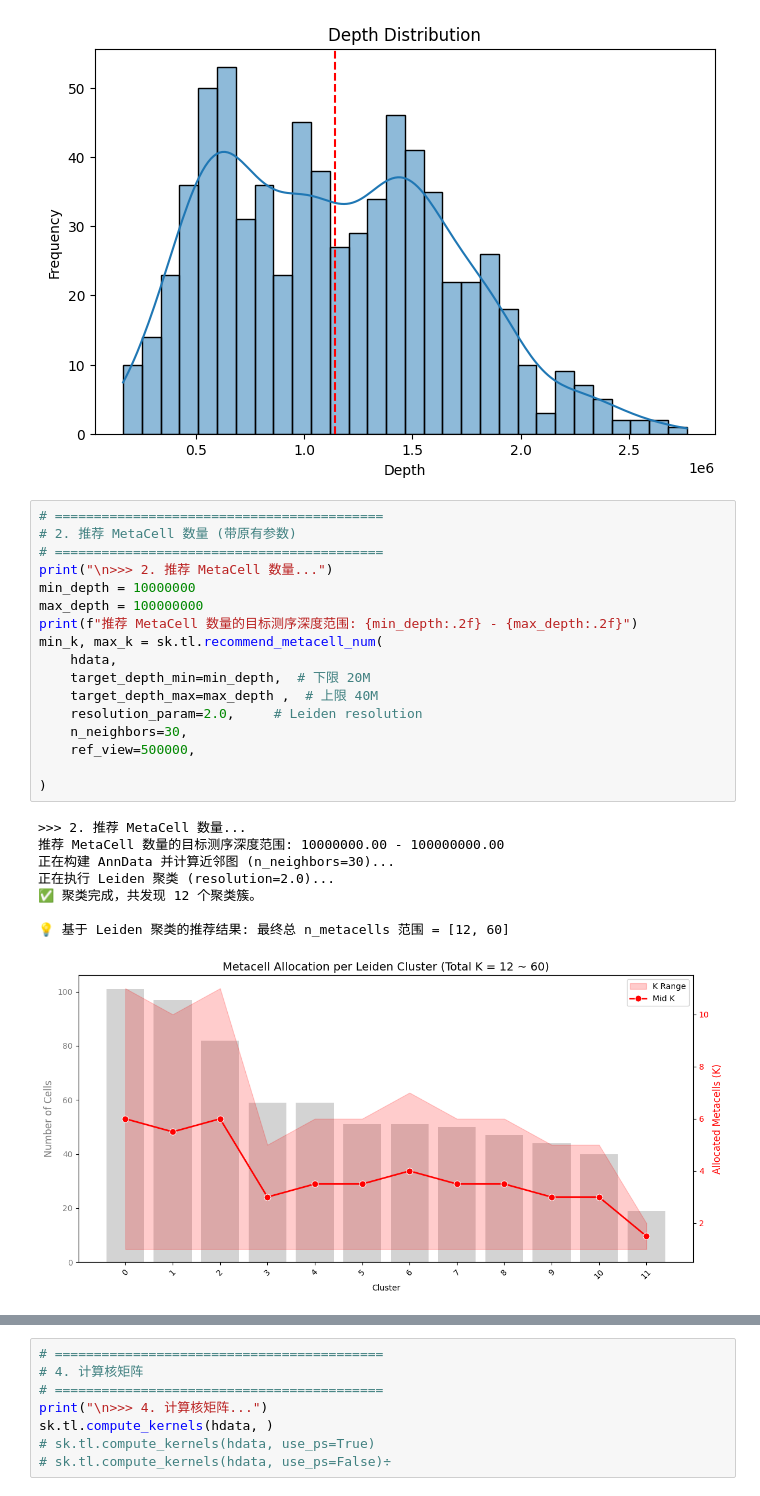
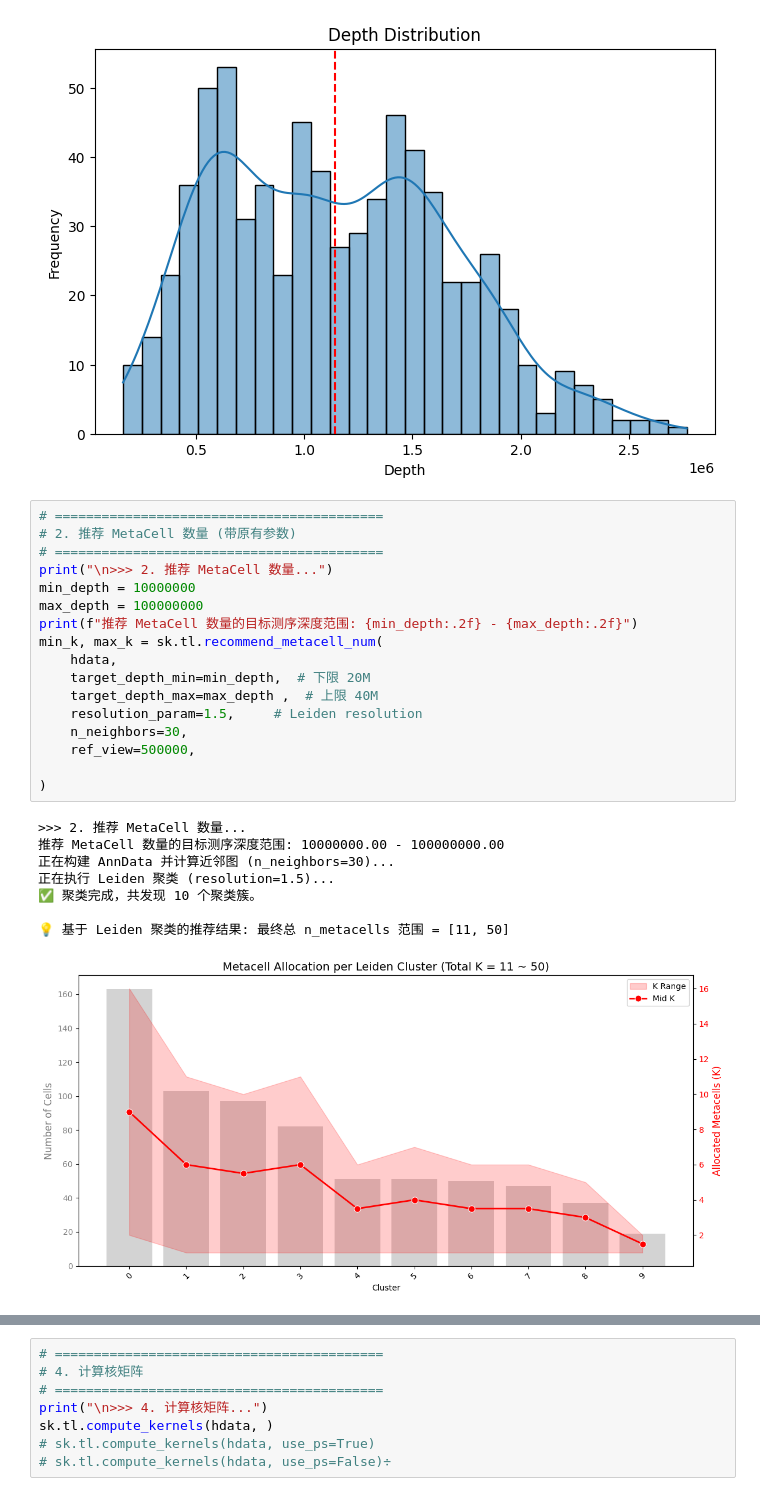
Before and after one commit to CCCKW/hstack, a Jupyter notebook: test.ipynb, the cells around one changed output, grey strips where cells are left out. Cells and saved outputs as stored; diff of their text form.

```diff
--- a/test.ipynb
+++ b/test.ipynb
@@ -106,29 +95,29 @@ mean_depth:0.11M
 # %%
 # ==========================================
 # 2. 推荐 MetaCell 数量 (带原有参数)
 # ==========================================
 print("\n>>> 2. 推荐 MetaCell 数量...")
 min_depth = 10000000
 max_depth = 100000000
 print(f"推荐 MetaCell 数量的目标测序深度范围: {min_depth:.2f} - {max_depth:.2f}")
 min_k, max_k = sk.tl.recommend_metacell_num(
     hdata,
     target_depth_min=min_depth,  # 下限 20M
     target_depth_max=max_depth ,  # 上限 40M
-    resolution_param=2.0,     # Leiden resolution
+    resolution_param=1.5,     # Leiden resolution
     n_neighbors=30,
     ref_view=500000,
 
 )
 # %% [output]
 >>> 2. 推荐 MetaCell 数量...
 推荐 MetaCell 数量的目标测序深度范围: 10000000.00 - 100000000.00
 正在构建 AnnData 并计算近邻图 (n_neighbors=30)...
-正在执行 Leiden 聚类 (resolution=2.0)...
-✅ 聚类完成，共发现 12 个聚类簇。
+正在执行 Leiden 聚类 (resolution=1.5)...
+✅ 聚类完成，共发现 10 个聚类簇。
 
-💡 基于 Leiden 聚类的推荐结果: 最终总 n_metacells 范围 = [12, 60]
+💡 基于 Leiden 聚类的推荐结果: 最终总 n_metacells 范围 = [11, 50]
-[figure, old version]
+[figure, new version]
 # %%
 # # ==========================================
 # # 3. 初始化模型参数 (还原所有原有超参数)
```
Also changed, not shown: parts of 18 cells of this notebook, 4 other files.
